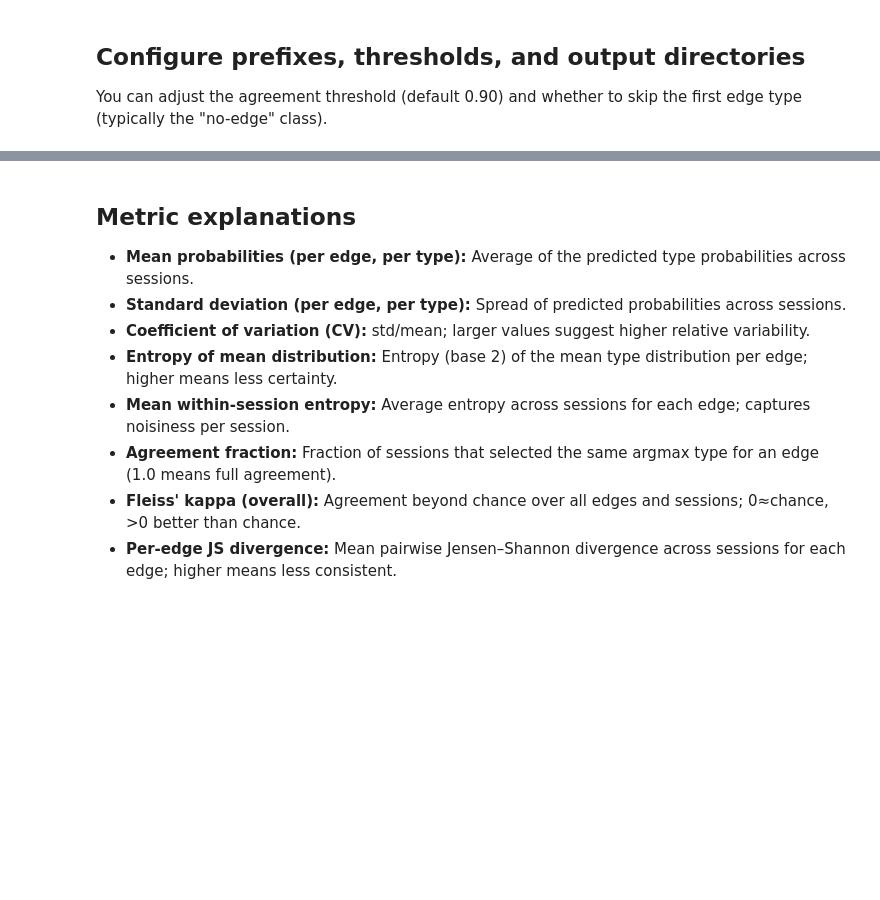
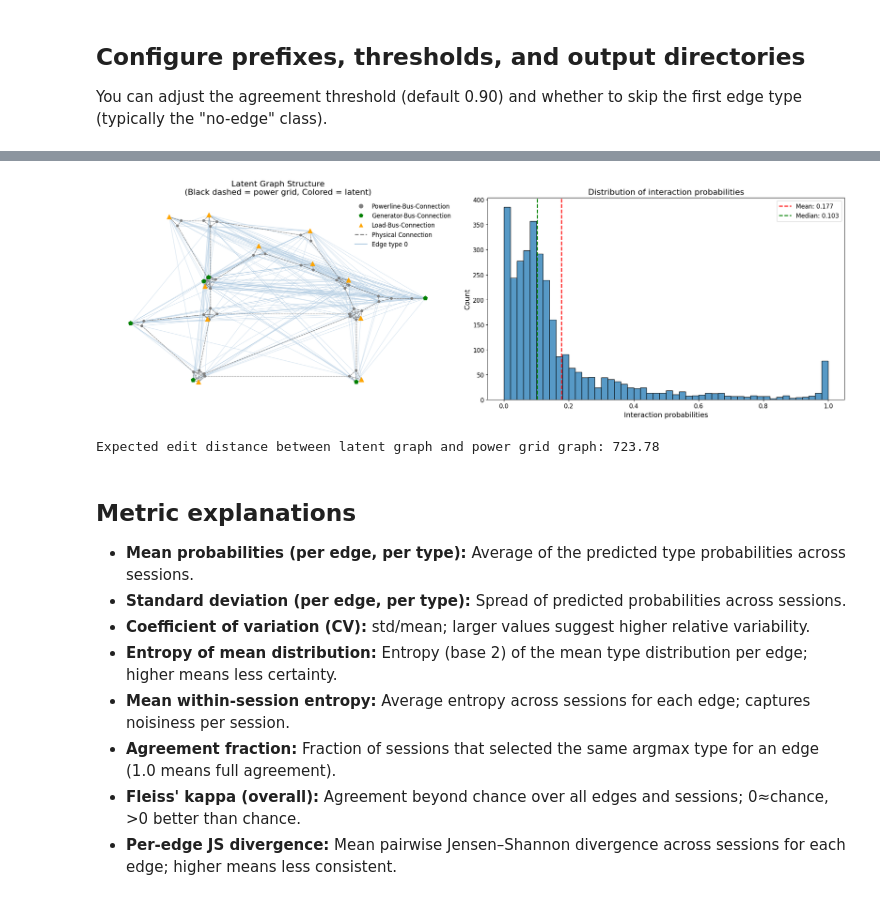
Before and after one commit to HansDampf37/NRI-for-explainable-RL-in-Power-Grids, a Jupyter notebook: src/visualization/edge_consistency_analysis.ipynb, the cells around one changed output, grey strips where cells are left out. Saved outputs shown, nothing was run; the diff lists cells and outputs as text; code cells hidden in the pictures; blank space fills up the shorter version.

Commit message:
Edge consistency results for thesis

```diff
--- a/src/visualization/edge_consistency_analysis.ipynb
+++ b/src/visualization/edge_consistency_analysis.ipynb
@@ -75,7 +90,7 @@ edge_statistics = {}
 for prefix in prefixes:
     print(f'=== Analyzing prefix: {prefix} ===')
     # Load and analyze
-    stacked, files = load_and_stack(data_dir, prefix)
+    stacked, files = load_and_stack(data_dir, prefix, no_interaction_index=no_interaction_index)
     stats = compute_edge_statistics(stacked)
     edge_statistics[prefix] = stats
     # Show basic summary
@@ -164,3 +123,46 @@ for prefix in prefixes:
+# %%
+def draw_pg_with_latent_probs(posterior: np.ndarray, show: bool = True) -> Tuple[Figure, Axes]:
+    edge_probs = posterior[:, 0]  # Edge existence probabilities
+
+    fig, axes = plt.subplots(1, 2, figsize=(21, 7))
+
+    # Left: Histogram
+    sns.histplot(edge_probs, bins=50, ax=axes[1])
+    axes[1].axvline(edge_probs.mean(), color='red', linestyle='--', linewidth=2, label=f'Mean: {edge_probs.mean():.3f}')
+    axes[1].axvline(np.median(edge_probs), color='green', linestyle='--', linewidth=2, label=f'Median: {np.median(edge_probs):.3f}')
+    axes[1].set_xlabel('Interaction probabilities')
+    axes[1].set_ylabel('Count')
+    axes[1].set_title(f'Distribution of interaction probabilities')
+    axes[1].legend()
+
+    # Right: Graph visualization
+    visualize_graph(PlottingArgs(
+        num_nodes=N,
+        node_styles=get_node_styles(env=env, observation_space=BusConnectivityGraphObsSpace),
+        powerline_edge_index=powerline_edge_index,
+        latent_edge_probs=posterior,
+        latent_edge_weight=1.0,
+        skip_last_edge_type=True
+    ), ax=axes[0])
+    axes[0].set_title('Latent Graph Structure\n(Black dashed = power grid, Colored = latent)')
+
+    plt.tight_layout()
+    if show:
+        plt.show()
+
+    return fig, axes
+
+
+for prefix in prefixes:
+    stacked, files = load_and_stack(data_dir, prefix, no_interaction_index=no_interaction_index)
+    posterior = stacked[0]
+    _ = draw_pg_with_latent_probs(posterior)
+    plt.close()
+    expected_edit_distance = expected_distance(posterior=posterior, all_edges=all_edges, reference_graph=powergrid_graph, n=50)
+    print(f"Expected edit distance between latent graph and power grid graph:", expected_edit_distance)
+# %% [output]
+[figure, added]
+Expected edit distance between latent graph and power grid graph: 723.78
 # %% [markdown]
 ## Metric explanations
 - **Mean probabilities (per edge, per type):** Average of the predicted type probabilities across sessions.
```
Also changed, not shown: parts of 13 cells of this notebook, 11 other files.
